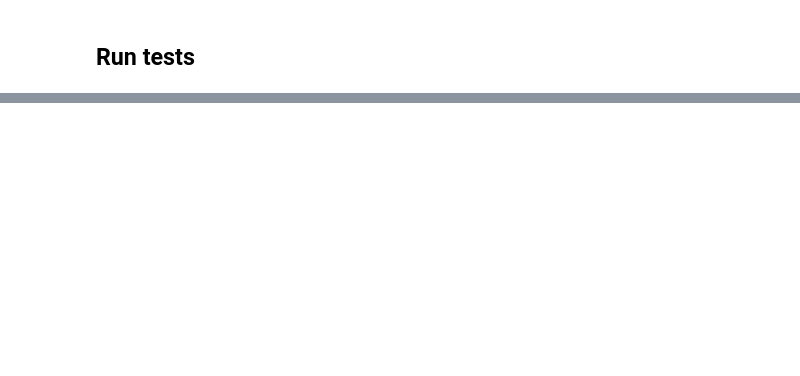
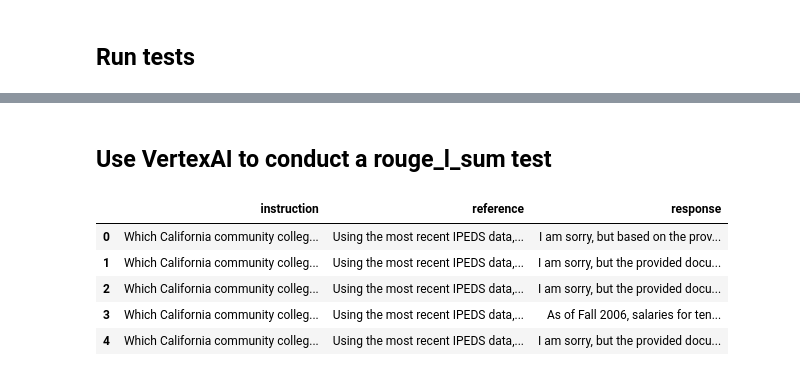
Before and after one commit to NumanticSolutions/ccc-policy_assistant, a Jupyter notebook: test_agent_workflow/test_AgentEval.ipynb, the cells around one changed output, grey strips where cells are left out. Cells and saved outputs as stored; diff of their text form; code cells hidden in the pictures; blank space fills up the shorter version.

```diff
--- a/test_agent_workflow/test_AgentEval.ipynb
+++ b/test_agent_workflow/test_AgentEval.ipynb
@@ -83,0 +303,13 @@ with open(os.path.join(qa_adk_data_path, "test_results.txt"), "w") as file:
+# %% [markdown]
+## Use VertexAI to conduct a rouge_l_sum test
+# %%
+# rename columns in test dataframe
+vai_eval_dataset_3 = vai_eval_dataset_2.rename(columns={"prompt": "instruction", "baseline_model_response": "reference"})
+vai_eval_dataset_3.head()
+# %% [output]
+|  | instruction | reference | response |
+| 0 | Which California community colleg... | Using the most recent IPEDS data,... | I am sorry, but based on the prov... |
+| 1 | Which California community colleg... | Using the most recent IPEDS data,... | I am sorry, but the provided docu... |
+| 2 | Which California community colleg... | Using the most recent IPEDS data,... | I am sorry, but the provided docu... |
+| 3 | Which California community colleg... | Using the most recent IPEDS data,... | As of Fall 2006, salaries for ten... |
+| 4 | Which California community colleg... | Using the most recent IPEDS data,... | I am sorry, but the provided docu... |
```
Also changed, not shown: parts of 22 cells of this notebook, 7 other files.
